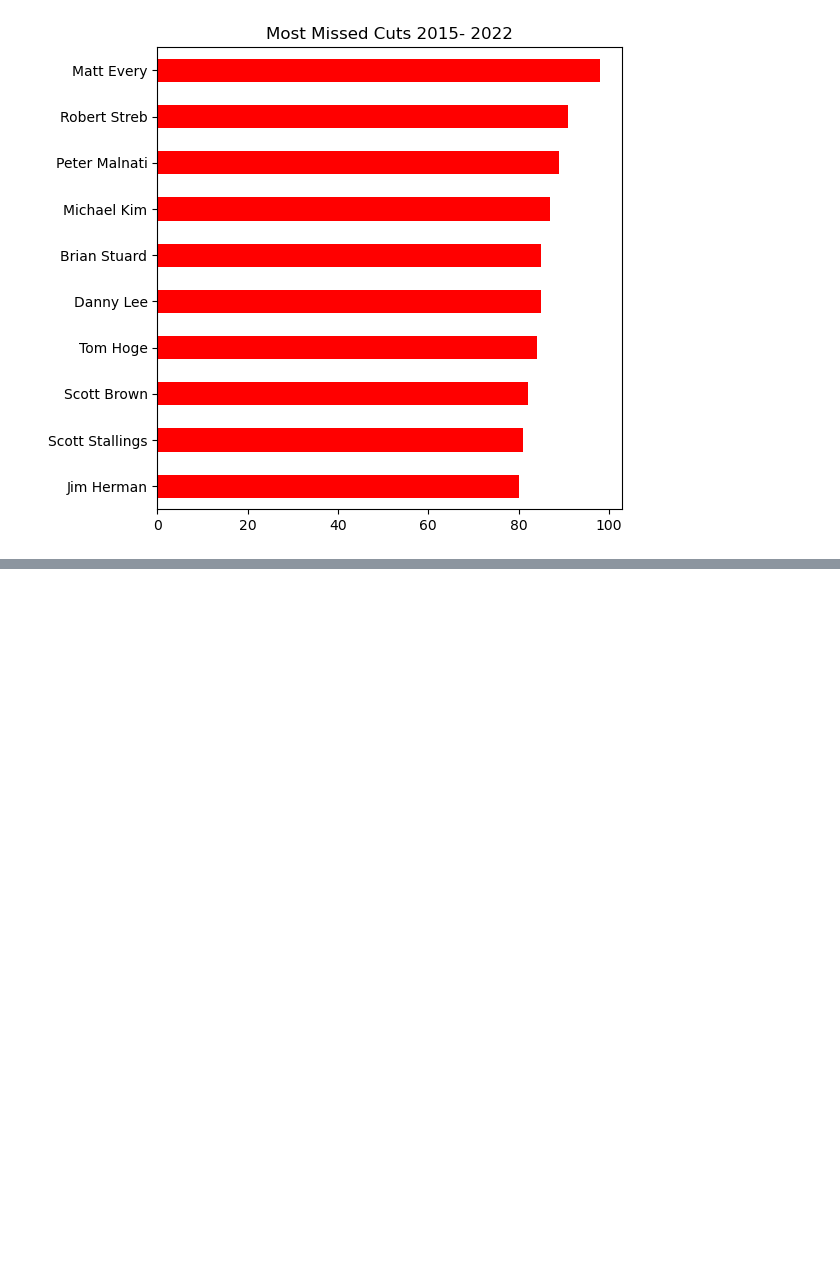
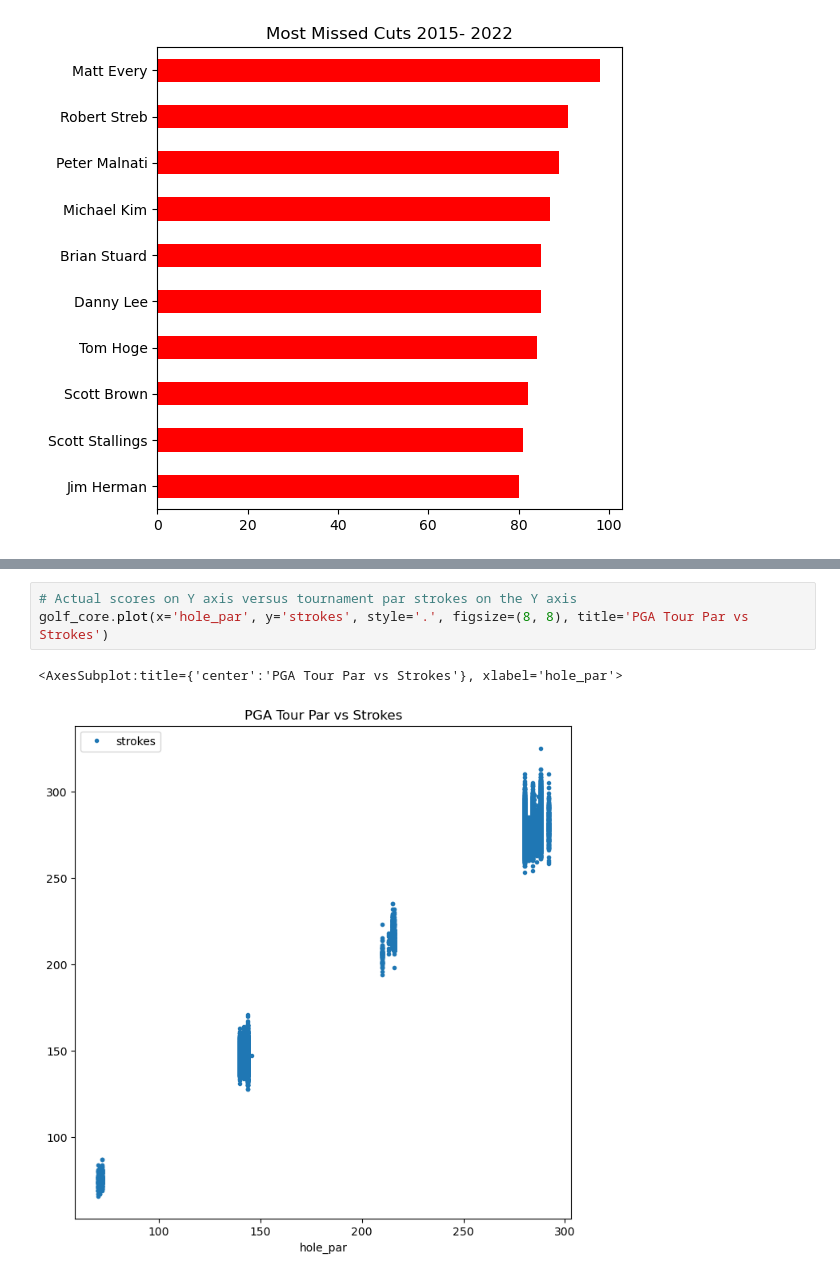
Before and after one commit to darkmillon/UCDPA_Mark_Dillon, a Jupyter notebook: UCAPA_MarkDillon.ipynb, the cells around one changed output, grey strips where cells are left out. Saved outputs shown, nothing was run; the diff lists cells and outputs as text; blank space fills up the shorter version.

```diff
--- a/UCAPA_MarkDillon.ipynb
+++ b/UCAPA_MarkDillon.ipynb
@@ -327,0 +432,6 @@ plt.show()
+# %%
+# Actual scores on Y axis versus tournament par strokes on the Y axis
+golf_core.plot(x='hole_par', y='strokes', style='.', figsize=(8, 8), title='PGA Tour Par vs Strokes')
+# %% [output]
+<AxesSubplot:title={'center':'PGA Tour Par vs Strokes'}, xlabel='hole_par'>
+[figure, added]
```
Also changed, not shown: parts of 19 cells of this notebook.
